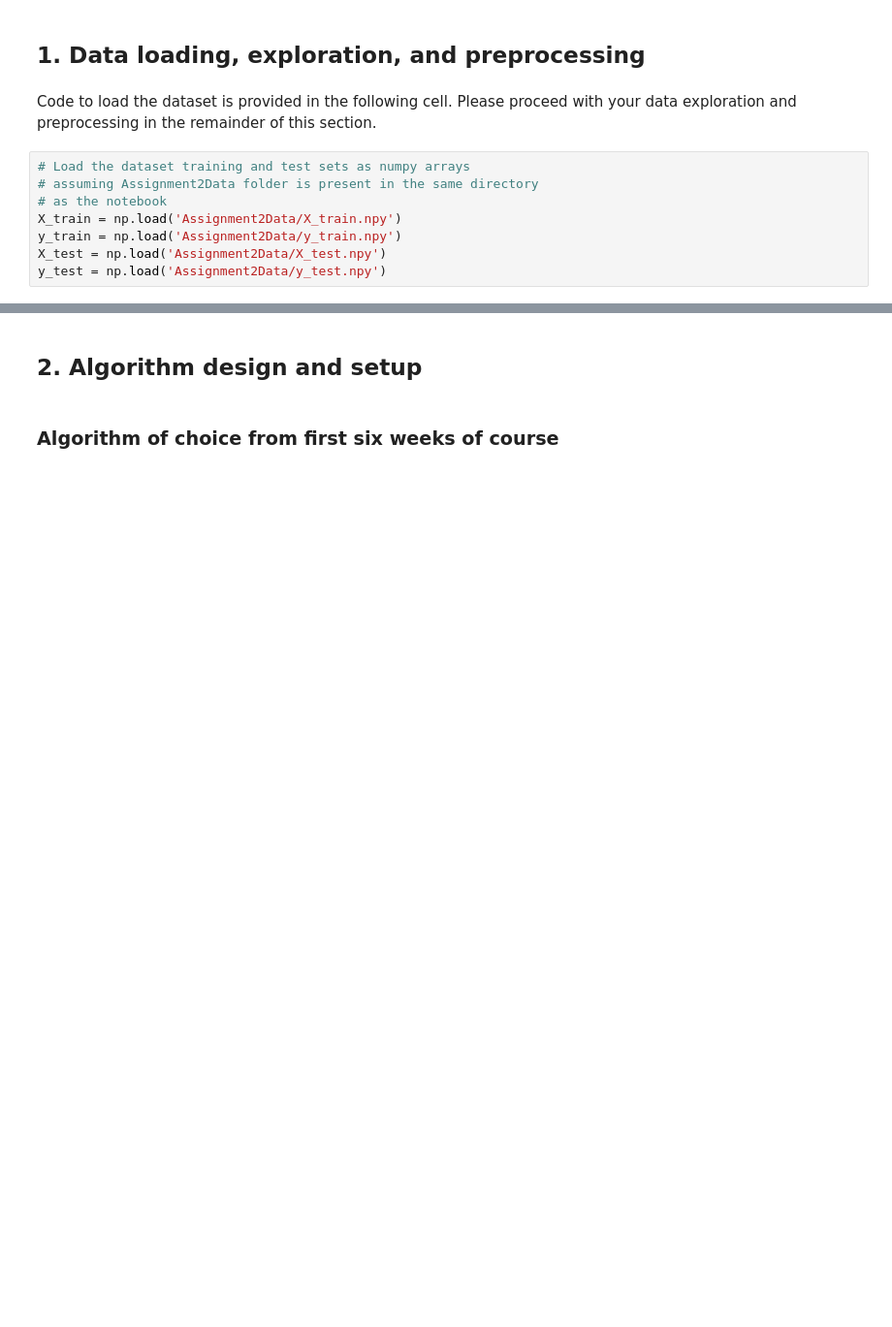
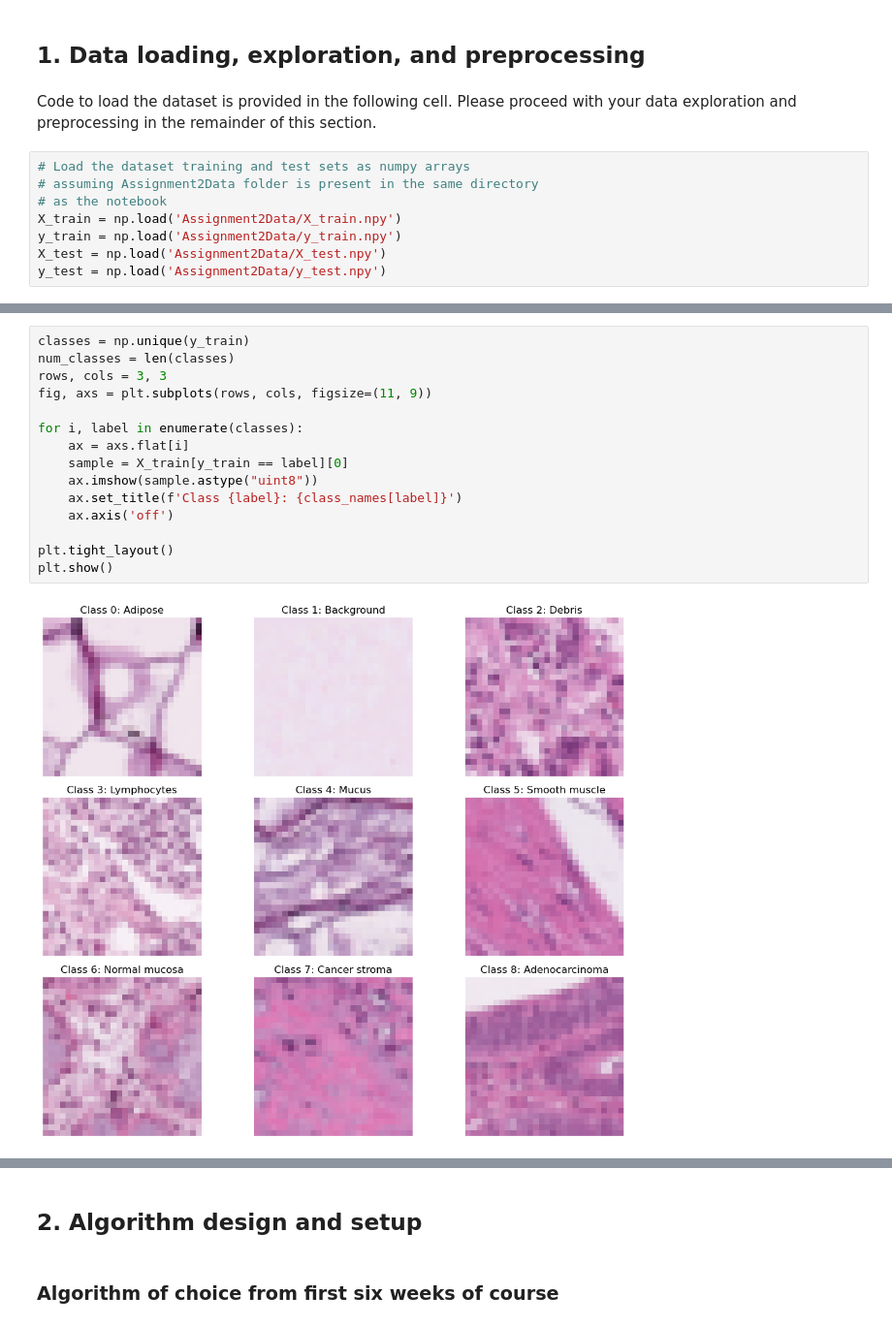
Before and after one commit to mche8891/COMP4318-A2-67, a Jupyter notebook: COMP5318-assignment2-template-notebook.ipynb, the cells around one changed output, grey strips where cells are left out. Shown at 97% size. Saved outputs shown, nothing was run; the diff lists cells and outputs as text; blank space fills up the shorter version.

```diff
--- a/COMP5318-assignment2-template-notebook.ipynb
+++ b/COMP5318-assignment2-template-notebook.ipynb
@@ -28,0 +93,17 @@ Please print/display some examples of your preprocessed data here.
+# %%
+classes = np.unique(y_train)
+num_classes = len(classes)
+rows, cols = 3, 3
+fig, axs = plt.subplots(rows, cols, figsize=(11, 9))
+
+for i, label in enumerate(classes):
+    ax = axs.flat[i]
+    sample = X_train[y_train == label][0]
+    ax.imshow(sample.astype("uint8"))
+    ax.set_title(f'Class {label}: {class_names[label]}')
+    ax.axis('off')
+
+plt.tight_layout()
+plt.show()
+# %% [output]
+[figure, added]
```
Also changed, not shown: parts of 8 cells of this notebook.
